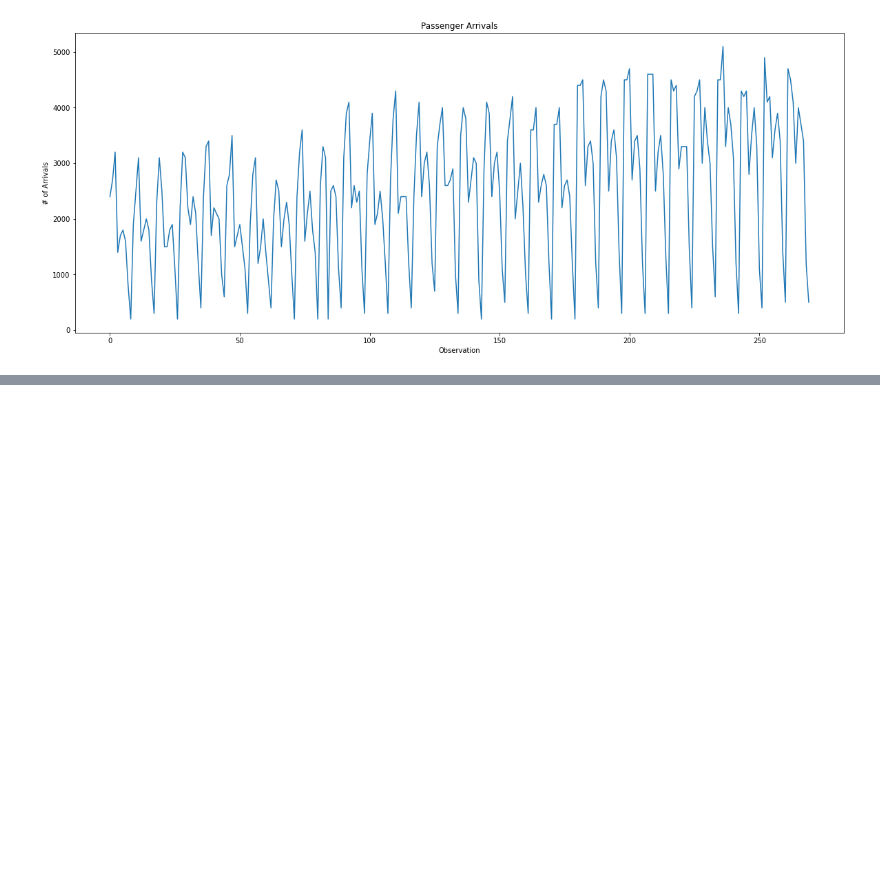
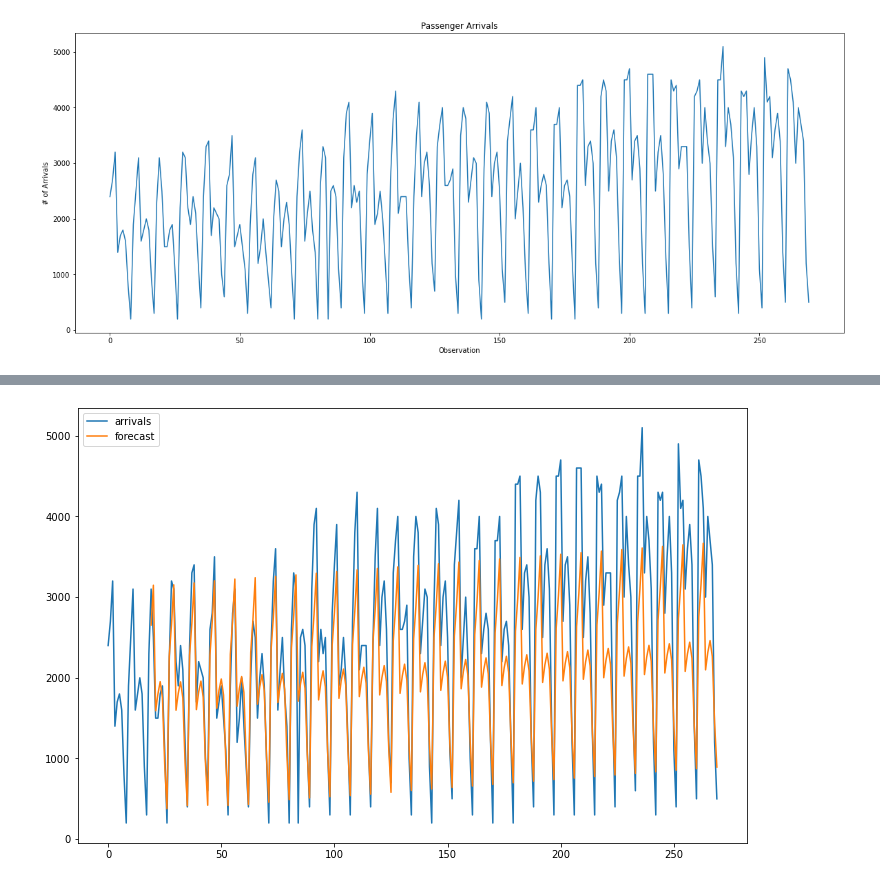
Before and after one commit to Adriank2001/MGOC20Case, a Jupyter notebook: analysis.ipynb, the cells around one changed output, grey strips where cells are left out. Cells and saved outputs as stored; diff of their text form; code cells hidden in the pictures; blank space fills up the shorter version.

```diff
--- a/analysis.ipynb
+++ b/analysis.ipynb
@@ -181,0 +221,4 @@ print(f" t stat: {t_stat}, pvalue: {pvalue}, lags used: {lags}")
+# %%
+model=sm.tsa.statespace.SARIMAX(df_view['arrivals'], order=(1, 1, 1), seasonal_order=(2,1,3,9))
+results=model.fit()
+results.aic
@@ -181,0 +245,6 @@ print(f" t stat: {t_stat}, pvalue: {pvalue}, lags used: {lags}")
+# %%
+df_view['forecast']=results.predict(start=19,end=270,dynamic=True)
+df_view[['arrivals','forecast']].plot(figsize=(12,8))
+plt.show()
+# %% [output]
+[figure, added]
```
Also changed, not shown: parts of 16 cells of this notebook.
